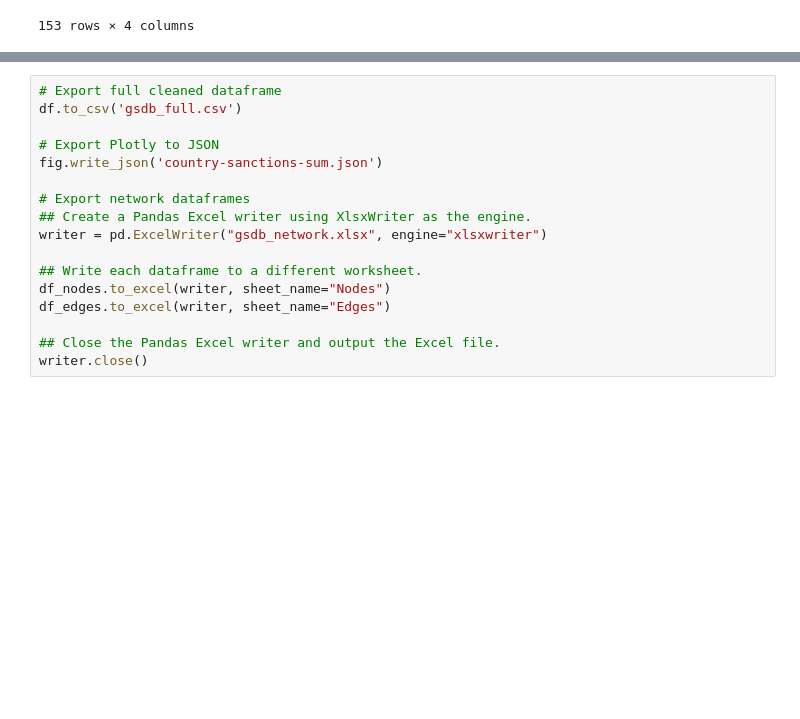
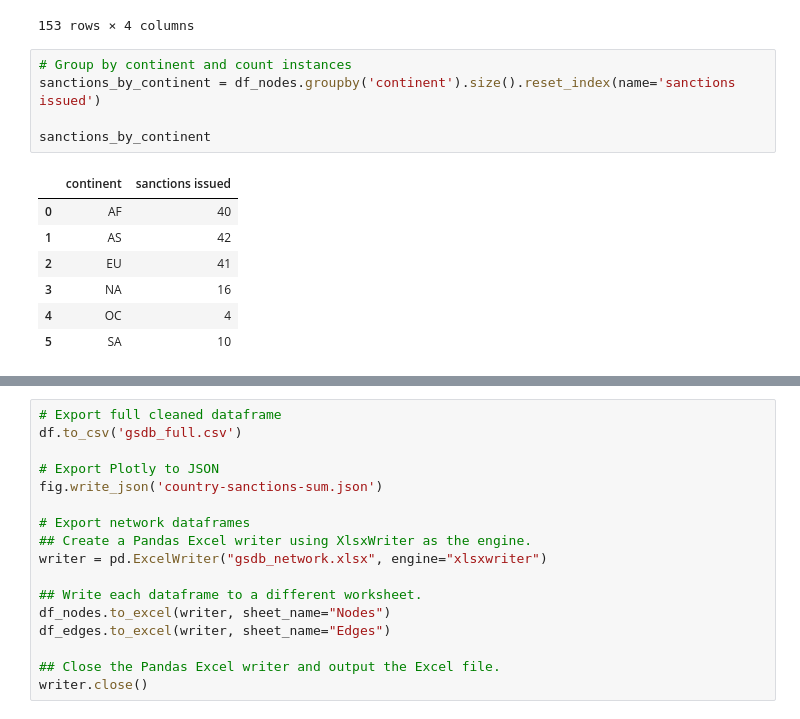
Before and after one commit to macuriels/umass_dacss_datastorytelling, a Jupyter notebook: international_sanctions_network.ipynb, the cells around one changed output, grey strips where cells are left out. Drawn from its saved outputs; the diff is of its cells as text; blank space fills up the shorter version.

Commit message:
added grouping by continent

```diff
--- a/international_sanctions_network.ipynb
+++ b/international_sanctions_network.ipynb
@@ -287,3 +275,16 @@ df_nodes
 | 151 | Ghana | AF | https://www.flagsapi.com/GH/shiny... | 1 |
 | 152 | Bangladesh | AS | https://www.flagsapi.com/BD/shiny... | 1 |
 153 rows × 4 columns
+# %%
+# Group by continent and count instances
+sanctions_by_continent = df_nodes.groupby('continent').size().reset_index(name='sanctions issued')
+
+sanctions_by_continent
+# %% [output]
+|  | continent | sanctions issued |
+| 0 | AF | 40 |
+| 1 | AS | 42 |
+| 2 | EU | 41 |
+| 3 | NA | 16 |
+| 4 | OC | 4 |
+| 5 | SA | 10 |
```
Also changed, not shown: parts of 5 cells of this notebook.
